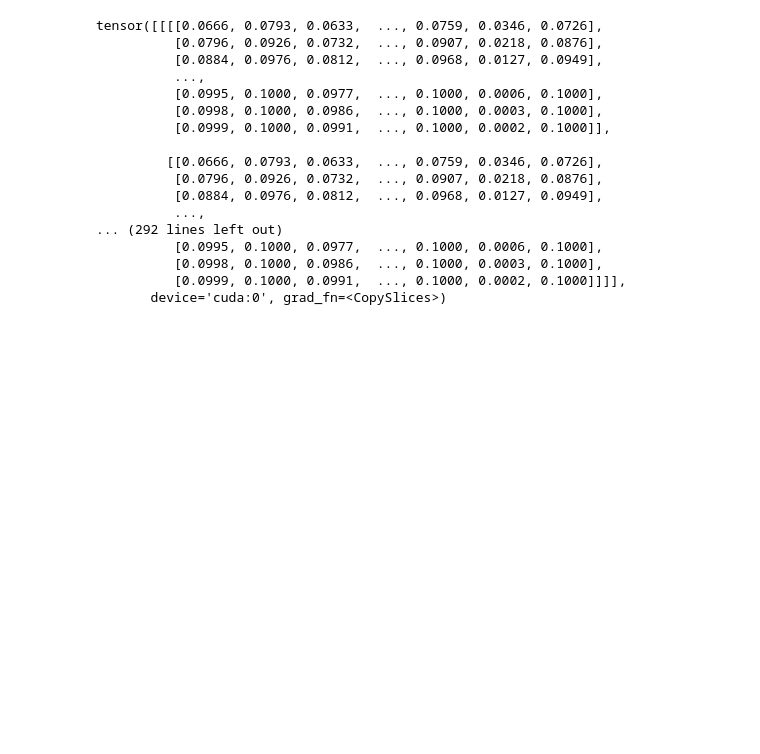
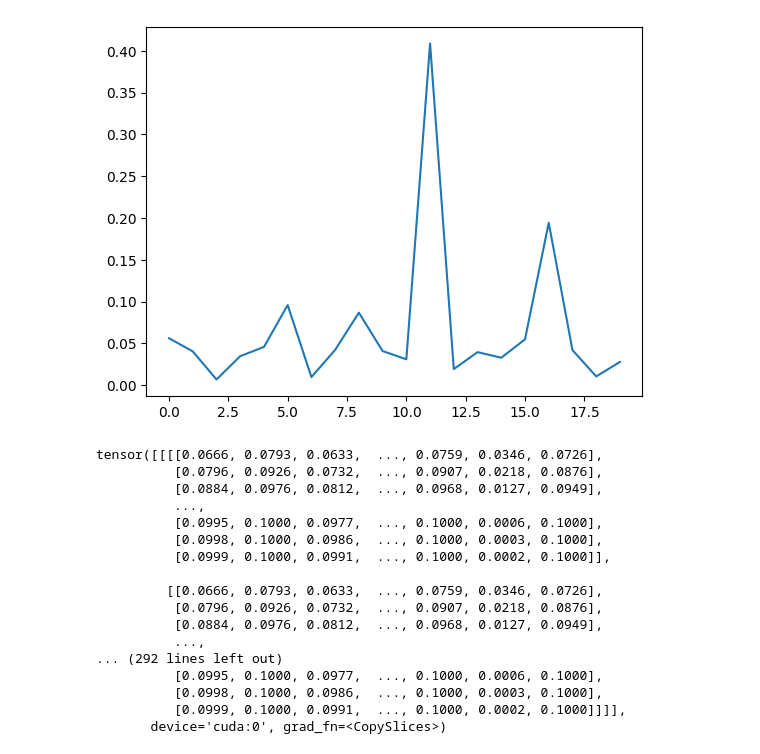
Before and after one commit to Zhou-spec/OTC_Marketing_Making, a Jupyter notebook: actor_critic_test.ipynb, the cells around one changed output. Cells and saved outputs as stored; diff of their text form; code cells hidden in the pictures; blank space fills up the shorter version.

```diff
--- a/actor_critic_test.ipynb
+++ b/actor_critic_test.ipynb
@@ -302,3 +340,10 @@ plt.show()
+# %%
+new_x = [v_loss_AC[i] / p_loss_AC[i] for i in range(20)]
+plt.figure()
+plt.plot(new_x)
+plt.show()
+# %% [output]
+[figure, added]
 # %%
 import numpy as np
 a = np.array(p_loss_AC)
```
Also changed, not shown: parts of 4 cells of this notebook.
